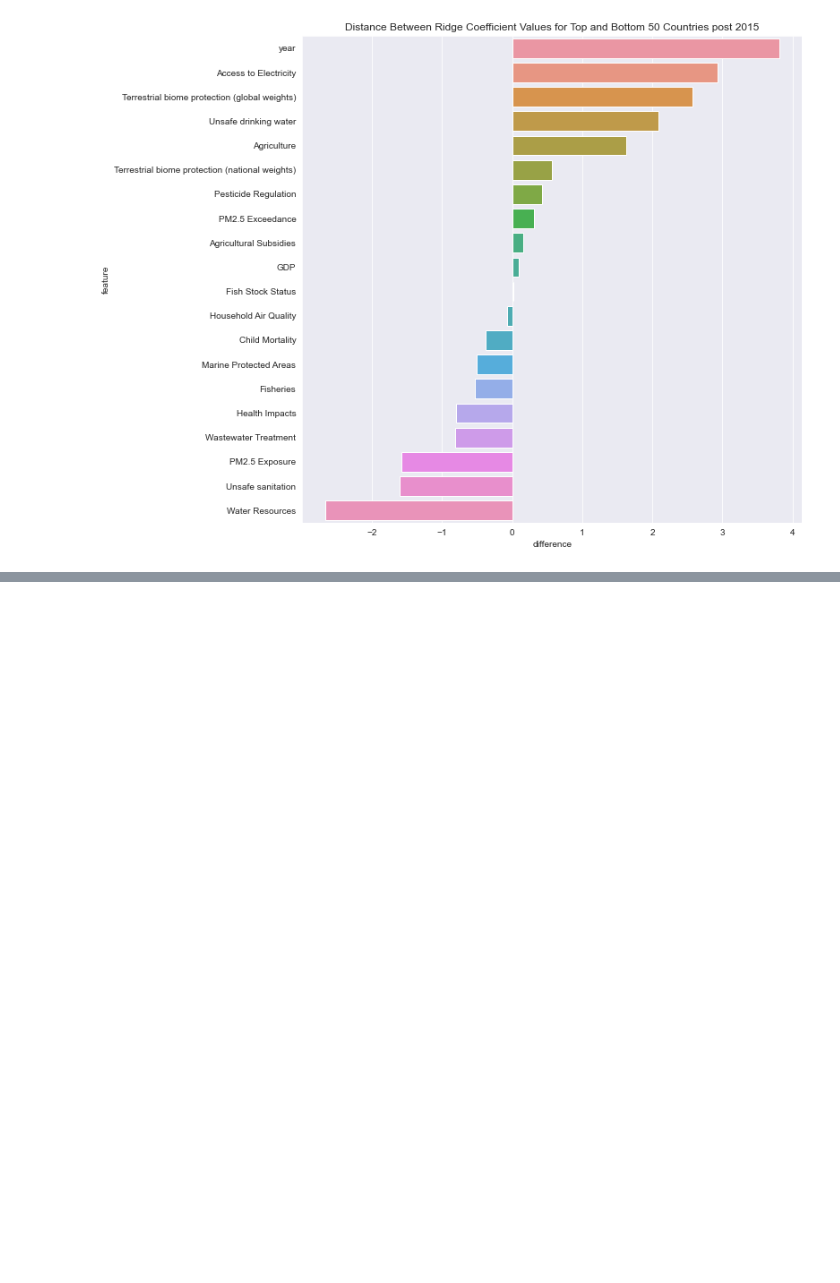
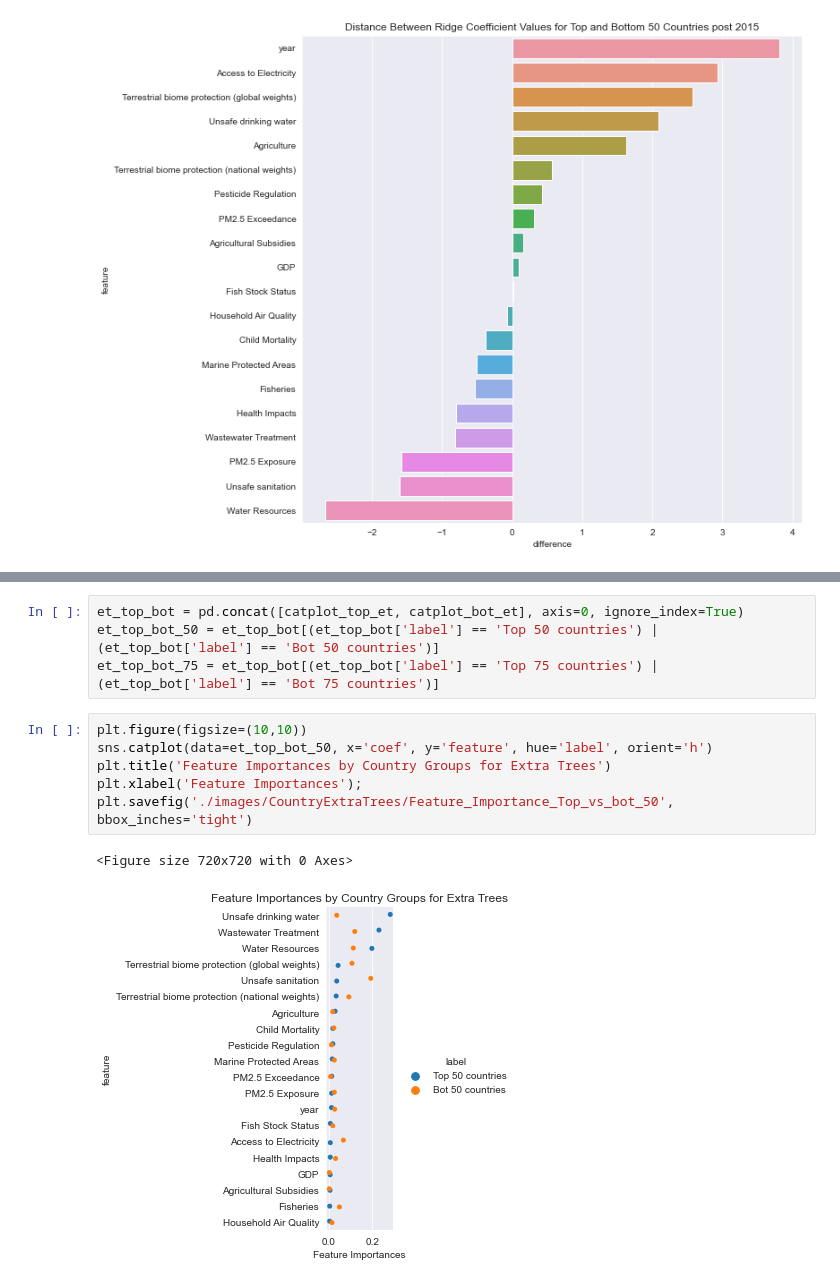
Before and after one commit to Avanyali/EPIDemographicModel, a Jupyter notebook: Step4b_Dan_ModelingByCountryGroups.ipynb, the cells around one changed output, grey strips where cells are left out. Cells and saved outputs as stored; diff of their text form; blank space fills up the shorter version.

```diff
--- a/Step4b_Dan_ModelingByCountryGroups.ipynb
+++ b/Step4b_Dan_ModelingByCountryGroups.ipynb
@@ -806,0 +898,13 @@ plt.savefig('./images/CountryCoefCatplots/Coefs_top_and_bot_RidgeReg_diffs_post_
+# %%
+et_top_bot = pd.concat([catplot_top_et, catplot_bot_et], axis=0, ignore_index=True)
+et_top_bot_50 = et_top_bot[(et_top_bot['label'] == 'Top 50 countries') | (et_top_bot['label'] == 'Bot 50 countries')]
+et_top_bot_75 = et_top_bot[(et_top_bot['label'] == 'Top 75 countries') | (et_top_bot['label'] == 'Bot 75 countries')]
+# %%
+plt.figure(figsize=(10,10))
+sns.catplot(data=et_top_bot_50, x='coef', y='feature', hue='label', orient='h')
+plt.title('Feature Importances by Country Groups for Extra Trees')
+plt.xlabel('Feature Importances');
+plt.savefig('./images/CountryExtraTrees/Feature_Importance_Top_vs_bot_50', bbox_inches='tight')
+# %% [output]
+<Figure size 720x720 with 0 Axes>
+[figure, added]
```
Also changed, not shown: parts of 82 cells of this notebook, 55 other files.
